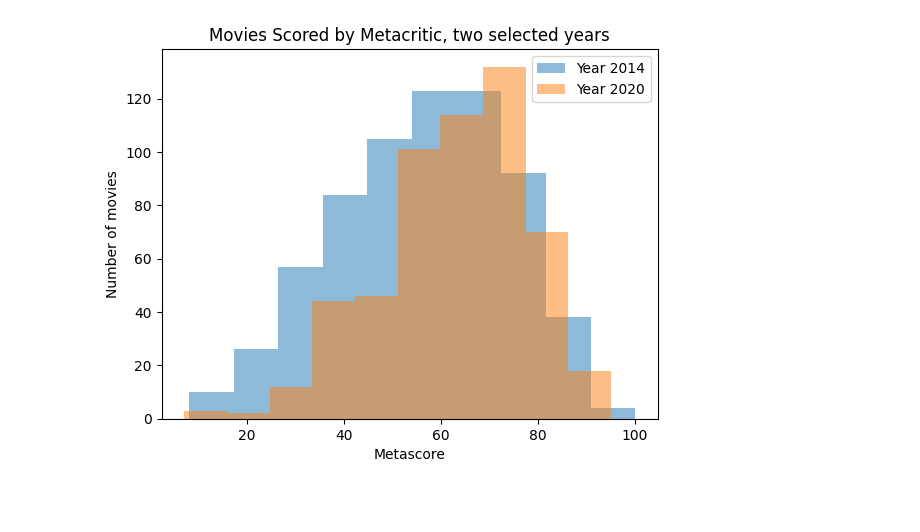
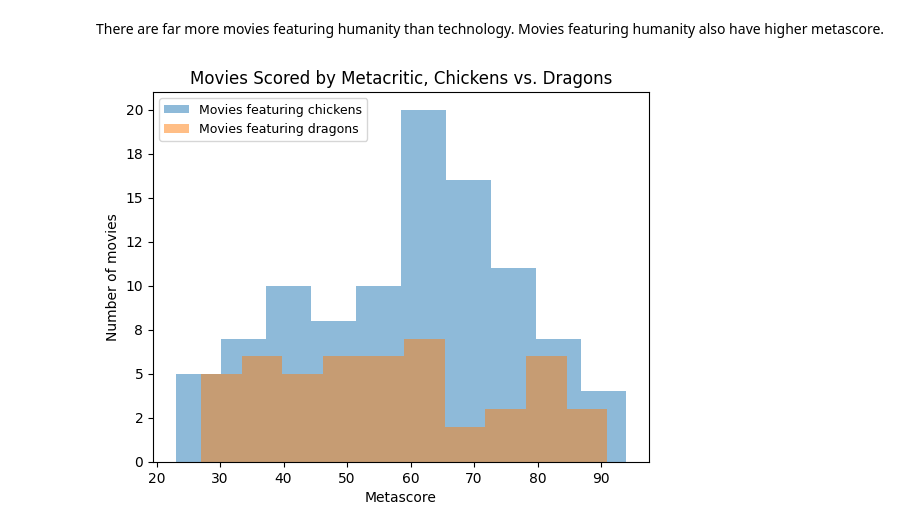
Before and after one commit to tiffanivick/metacritic-movies, a Jupyter notebook: metacritic_analysis.ipynb, the cells around one changed output. Cells and saved outputs as stored; diff of their text form; code cells hidden in the pictures; blank space fills up the shorter version.

Commit message:
Update metacritic_analysis.ipynb
added charts and markdowns

```diff
--- a/metacritic_analysis.ipynb
+++ b/metacritic_analysis.ipynb
@@ -47,15 +209,18 @@ plt.show()
+# %% [markdown]
+There are far more movies featuring humanity than technology. Movies featuring humanity also have higher metascore.
 # %%
-# Retrieve metascore for two different years
-scores_2014 = metacritic[metacritic['year'] == 2014].score
-scores_2020 = metacritic[metacritic['year'] == 2020].score
+# Retrieve metascores for two different topics
+scores_chicken = metacritic[metacritic['title'].str.contains('chicken')].score
+scores_dragon = metacritic[metacritic['title'].str.contains('dragon')].score
 
 # Plot into buckets
-plt.title('Movies Scored by Metacritic, two selected years')
+plt.title('Movies Scored by Metacritic, Chickens vs. Dragons')
 plt.xlabel('Metascore')
 plt.ylabel('Number of movies')
-plt.hist(scores_2014, alpha=0.5, label='Year 2014')
-plt.hist(scores_2020, alpha=0.5, label='Year 2020')
-plt.legend(loc='upper right')
+plt.hist(scores_humanity, alpha=0.5, label='Movies featuring chickens')
+plt.hist(scores_technology, alpha=0.5, label='Movies featuring dragons')
+plt.legend(loc='best', fontsize=9)
+plt.gca().yaxis.set_major_formatter(FormatStrFormatter('%.0f'))
 plt.show()
 # %% [output]
-[figure, old version]
+[figure, new version]
```
Also changed, not shown: parts of 24 cells of this notebook.
